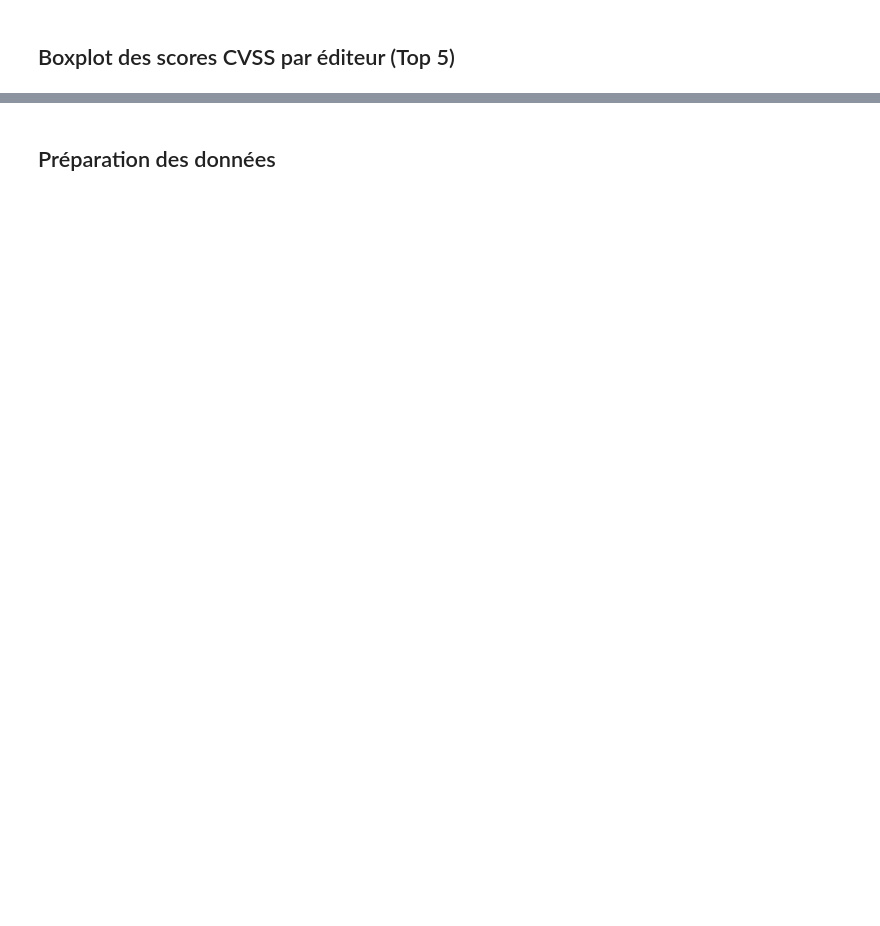
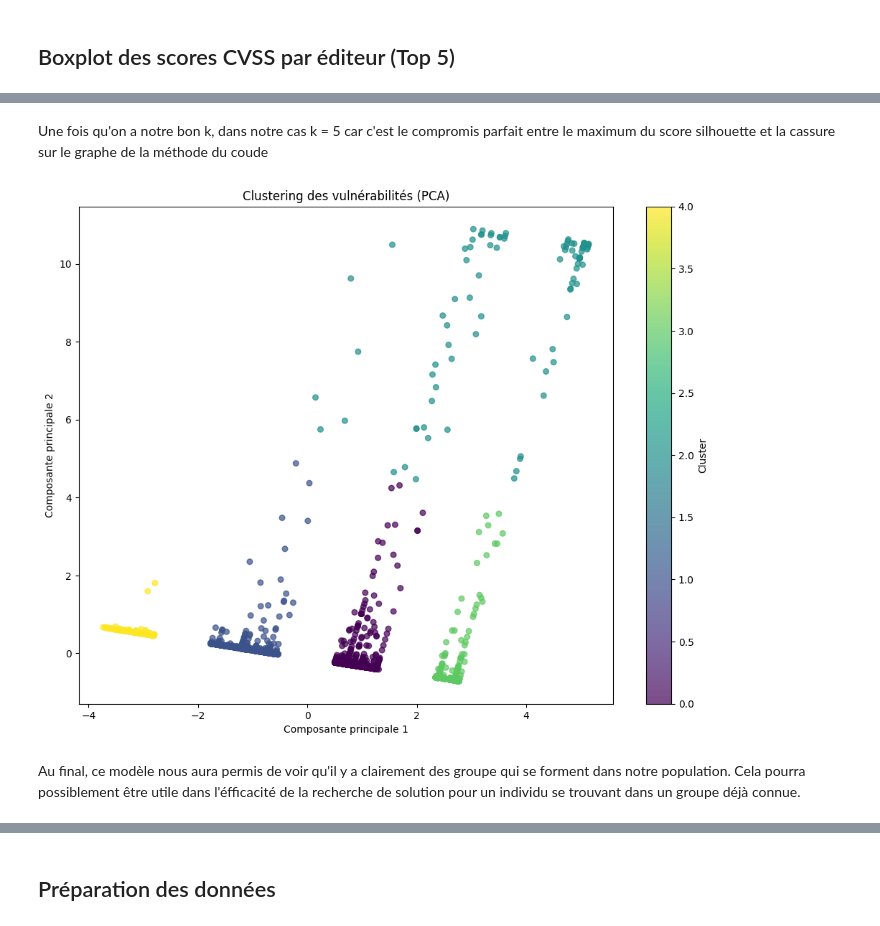
Before and after one commit to Candicemamou/ProjetFinalData, a Jupyter notebook: mnt/data/visualisation_cve_etape5.ipynb, the cells around one changed output, grey strips where cells are left out. Saved outputs shown, nothing was run; the diff lists cells and outputs as text; code cells hidden in the pictures; blank space fills up the shorter version.

```diff
--- a/mnt/data/visualisation_cve_etape5.ipynb
+++ b/mnt/data/visualisation_cve_etape5.ipynb
@@ -130,0 +206,33 @@ plt.show()
+# %% [markdown]
+Une fois qu'on a notre bon k, dans notre cas k = 5 car c'est le compromis parfait entre le maximum du score silhouette et la cassure sur le graphe de la méthode du coude
+# %%
+from sklearn.decomposition import PCA
+
+kmeans = KMeans(n_clusters=5, random_state=42)
+kmeans.fit(X_scaled)
+
+# Ajout des labels au DataFrame
+df['cluster'] = kmeans.labels_
+
+
+pca = PCA(n_components=2)
+X_pca = pca.fit_transform(X_scaled)
+df_pca = pd.DataFrame(X_pca, columns=['PCA1', 'PCA2'])
+df_pca['cluster'] = df['cluster']  # ajouter les clusters
+
+
+plt.figure(figsize=(12, 9))
+plt.scatter(X_pca[:, 0], X_pca[:, 1],
+    c=df['cluster'],
+    cmap='viridis',
+    s=30,         # taille réduite des points
+    alpha=0.7 )    # transparence)
+plt.title('Clustering des vulnérabilités (PCA)')
+plt.xlabel('Composante principale 1')
+plt.ylabel('Composante principale 2')
+plt.colorbar(label='Cluster')
+plt.show()
+# %% [output]
+[figure, added]
+# %% [markdown]
+Au final, ce modèle nous aura permis de voir qu'il y a clairement des groupe qui se forment dans notre population. Cela pourra possiblement être utile dans l'éfficacité de la recherche de solution pour un individu se trouvant dans un groupe déjà connue.
```
Also changed, not shown: parts of 40 cells of this notebook.
